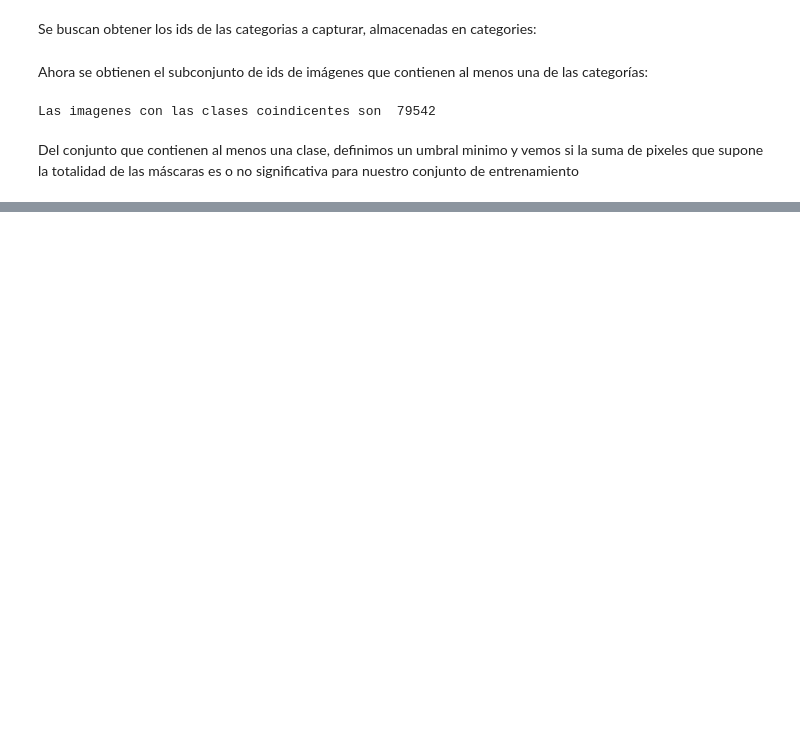
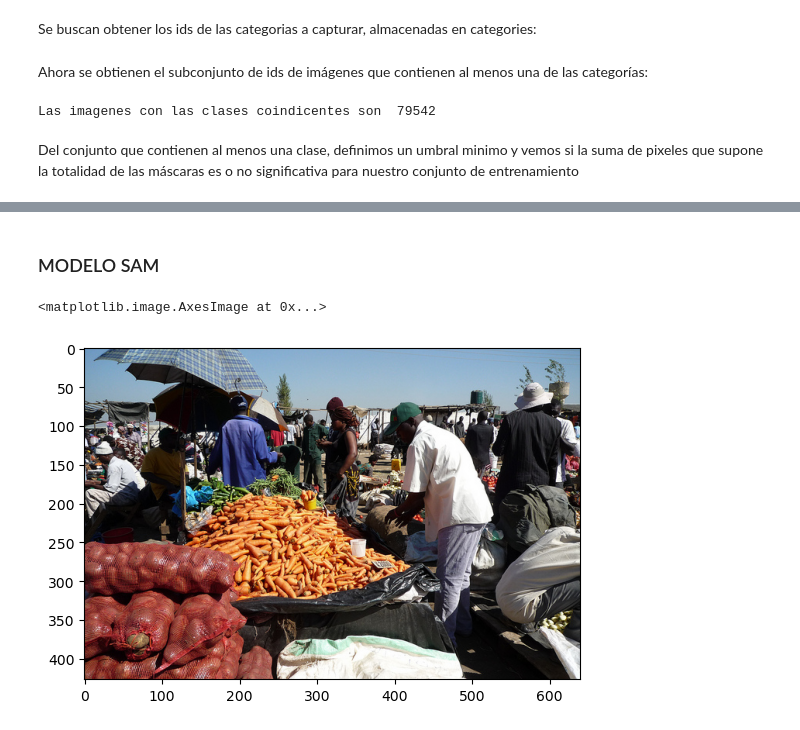
Before and after one commit to rucasca/TFM, a Jupyter notebook: src/data_modeling_SAM_CLIP.ipynb, the cells around one changed output, grey strips where cells are left out. Drawn from its saved outputs; the diff is of its cells as text; code cells hidden in the pictures; blank space fills up the shorter version.

Commit message:
advances in data preprocessing & refactoring changes

```diff
--- a/src/data_modeling_SAM_CLIP.ipynb
+++ b/src/data_modeling_SAM_CLIP.ipynb
@@ -75,6 +94,9 @@ category_info_id = {cat['id']: cat['name'] for cat in categories}
 category_info_name = { cat['name']:cat['id'] for cat in categories}
 
 id_objetives = [category_info_name[name] for name in objetives]
+
+category_info_objetive = {i:category_info_id[i] for i in id_objetives}
+category_info_objetive[0] = "background"
 # %% [markdown]
 Ahora se obtienen el subconjunto de ids de imágenes que contienen al menos una de las categorías:
 # %%
@@ -157,11 +116,0 @@ RESULT_PATH =  os.path.join(os.getcwd(),"..",DIR_TRAIN_IMAGES, image_result_name
-# %%
-IMAGE_PATH = dir_first_image
-DEVICE = 'cpu'
-everything_results = model(IMAGE_PATH, device=DEVICE, retina_masks=True, imgsz=1024, conf=0.4, iou=0.9,)
-prompt_process = FastSAMPrompt(IMAGE_PATH, everything_results, device=DEVICE)
-
-# everything prompt
-ann = prompt_process.everything_prompt()
-#ann = prompt_process.text_prompt(text='a picture of person')
-
-prompt_process.plot(annotations=ann,output_path=RESULT_PATH,)
@@ -192,3 +116,0 @@ classes_names
-# %%
-image = Image.open(dir_first_image)
-image_input = preprocess_CLIP(image).unsqueeze(0).to(device)
@@ -561,0 +138,24 @@ otras_imgs = ["000000007819.jpg", "000000004554.jpg"]
+# %%
+def get_data_id_image(id_image, coco):
+
+    img_info = coco.loadImgs(id_image)[0]
+    height, width = img_info['height'], img_info['width']
+    img_path = f"{DIR_TRAIN_IMGS}/{img_info['file_name']}"
+
+    image = cv2.imread(img_path)
+    image = cv2.cvtColor(image, cv2.COLOR_BGR2RGB)
+
+    ann_ids = coco.getAnnIds(imgIds=id_image)
+    anns = coco.loadAnns(ann_ids)
+    mask = np.zeros((height, width), dtype=np.uint8)
+
+    for ann in anns:
+        category_id = ann['category_id']
+
+        if(category_id in category_info_objetive.keys()):
+            binary_mask = coco.annToMask(ann)
+            mask[binary_mask == 1] = category_id
+
+    return image, mask
+# %% [markdown]
+### MODELO SAM
@@ -561,0 +172,7 @@ otras_imgs = ["000000007819.jpg", "000000004554.jpg"]
+# %%
+img, mask = get_data_id_image(img_ids[0], coco)
+
+plt.imshow(img)
+# %% [output]
+<matplotlib.image.AxesImage at 0x...>
+[figure, added]
```
Also changed, not shown: parts of 41 cells of this notebook, 5 other files.
